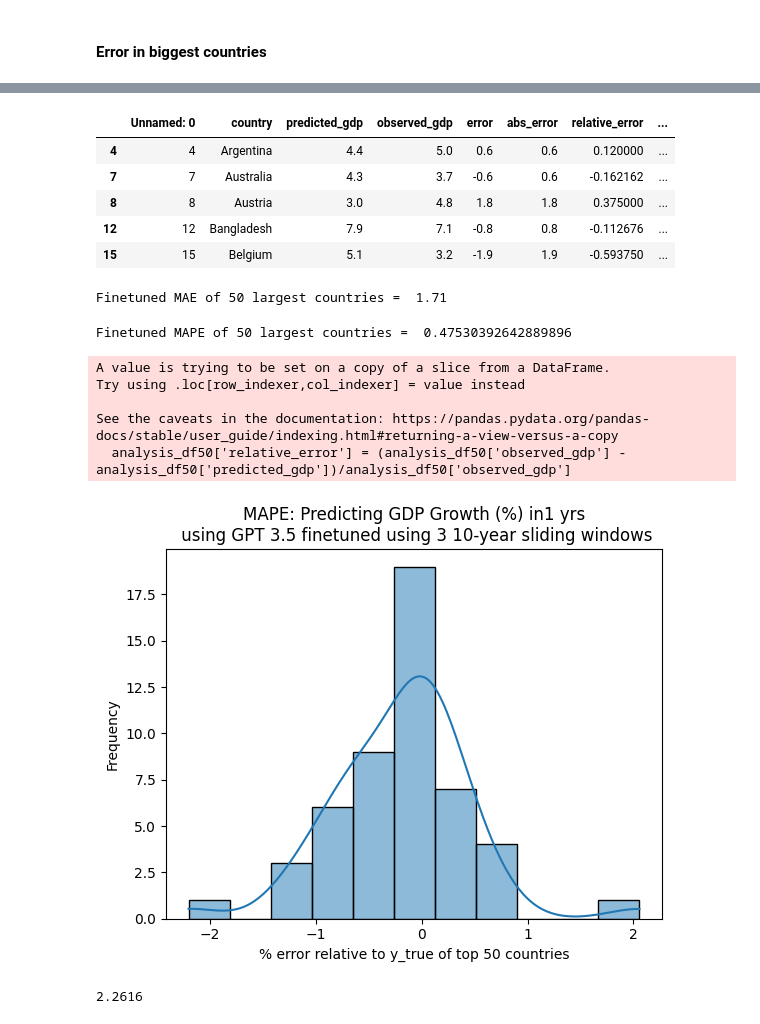
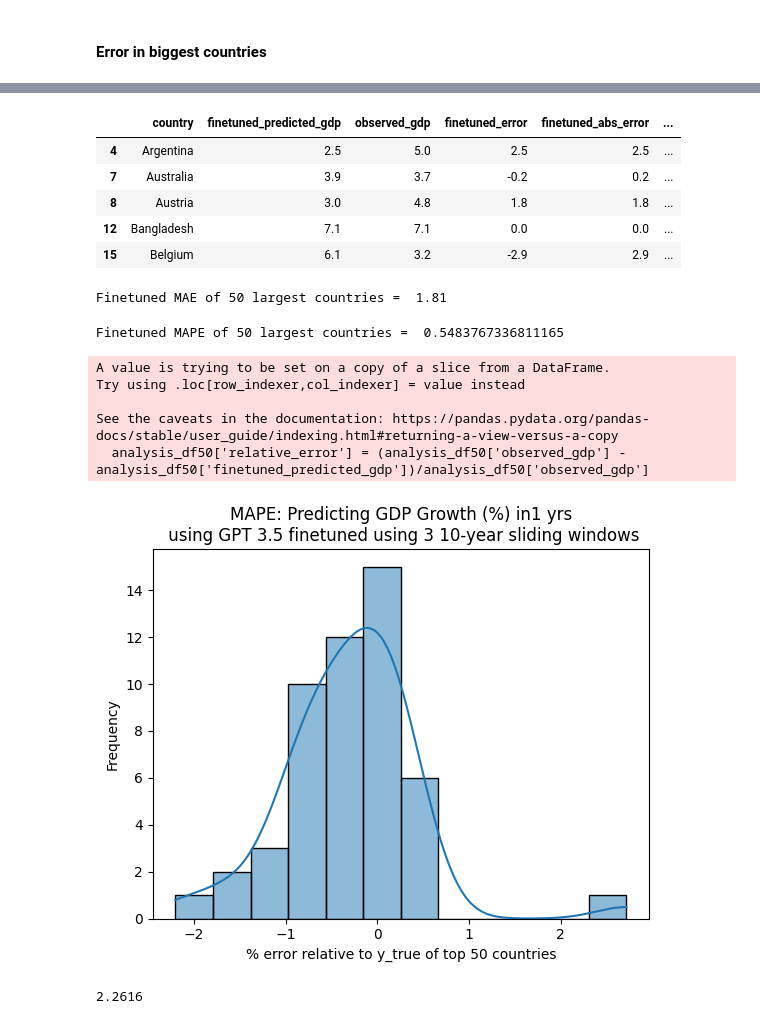
Before and after one commit to anwesham-lab/cs325b-llm-forecasting, a Jupyter notebook: code/baseline_gdp_growth_cs325b_1year.ipynb, the cells around one changed output, grey strips where cells are left out. Saved outputs shown, nothing was run; the diff lists cells and outputs as text; code cells hidden in the pictures.

```diff
--- a/code/baseline_gdp_growth_cs325b_1year.ipynb
+++ b/code/baseline_gdp_growth_cs325b_1year.ipynb
@@ -825,6 +899,8 @@ last_x_years_df['avg_x_years_average_growth'] = last_x_years_df['average_growth'
 last_x_years_df['avg_x_years_error'] = last_x_years_df['error']
 last_x_years_df['avg_x_years_relative_error'] = last_x_years_df['relative_error']
 # finetuned_results_df.head()
+# %%
+last_x_years_df = last_x_years_df.reset_index()
 # %%
 analysis_df = pd.merge(finetuned_results_df,
                        last_x_years_df[['country', 'avg_x_years_average_growth',
@@ -908,38 +979,38 @@ largest_countries
 analysis_df50 = analysis_df[analysis_df.country.isin(largest_countries)]
 analysis_df50.head()
 # %% [output]
-|  | Unnamed: 0 | country | predicted_gdp | observed_gdp | error | abs_error | relative_error | ... |
-| 4 | 4 | Argentina | 4.4 | 5.0 | 0.6 | 0.6 | 0.120000 | ... |
-| 7 | 7 | Australia | 4.3 | 3.7 | -0.6 | 0.6 | -0.162162 | ... |
-| 8 | 8 | Austria | 3.0 | 4.8 | 1.8 | 1.8 | 0.375000 | ... |
-| 12 | 12 | Bangladesh | 7.9 | 7.1 | -0.8 | 0.8 | -0.112676 | ... |
-| 15 | 15 | Belgium | 5.1 | 3.2 | -1.9 | 1.9 | -0.593750 | ... |
+|  | country | finetuned_predicted_gdp | observed_gdp | finetuned_error | finetuned_abs_error | ... |
+| 4 | Argentina | 2.5 | 5.0 | 2.5 | 2.5 | ... |
+| 7 | Australia | 3.9 | 3.7 | -0.2 | 0.2 | ... |
+| 8 | Austria | 3.0 | 4.8 | 1.8 | 1.8 | ... |
+| 12 | Bangladesh | 7.1 | 7.1 | 0.0 | 0.0 | ... |
+| 15 | Belgium | 6.1 | 3.2 | -2.9 | 2.9 | ... |
 # %%
-finetuned_mae_analysis_df50 = error_mae(analysis_df50['predicted_gdp'],
+finetuned_mae_analysis_df50 = error_mae(analysis_df50['finetuned_predicted_gdp'],
                                         analysis_df50['observed_gdp'])
 print('Finetuned MAE of 50 largest countries = ', finetuned_mae_analysis_df50)
 # %% [output]
-Finetuned MAE of 50 largest countries =  1.71
+Finetuned MAE of 50 largest countries =  1.81
 # %%
-finetuned_mape_analysis_df50 = error_mape(analysis_df50['predicted_gdp'],
+finetuned_mape_analysis_df50 = error_mape(analysis_df50['finetuned_predicted_gdp'],
                                           analysis_df50['observed_gdp'])
 print('Finetuned MAPE of 50 largest countries = ', finetuned_mape_analysis_df50)
 # %% [output]
-Finetuned MAPE of 50 largest countries =  0.47530392642889896
+Finetuned MAPE of 50 largest countries =  0.5483767336811165
 # %%
-analysis_df50['relative_error'] = (analysis_df50['observed_gdp'] - analysis_df50['predicted_gdp'])/analysis_df50['observed_gdp']
+analysis_df50['relative_error'] = (analysis_df50['observed_gdp'] - analysis_df50['finetuned_predicted_gdp'])/analysis_df50['observed_gdp']
 sns.histplot(analysis_df50['relative_error'], kde=True)
 plt.xlabel('% error relative to y_true of top 50 countries')
 plt.ylabel('Frequency')
 plt.title('MAPE: Predicting GDP Growth (%) in' + str(PREDICTION_HORIZON) + ' yrs\n using GPT 3.5 finetuned using 3 10-year sliding windows')
 plt.show()
 # %% [output]
 A value is trying to be set on a copy of a slice from a DataFrame.
 Try using .loc[row_indexer,col_indexer] = value instead
 
 See the caveats in the documentation: https://pandas.pydata.org/pandas-docs/stable/user_guide/indexing.html#returning-a-view-versus-a-copy
-  analysis_df50['relative_error'] = (analysis_df50['observed_gdp'] - analysis_df50['predicted_gdp'])/analysis_df50['observed_gdp']
+  analysis_df50['relative_error'] = (analysis_df50['observed_gdp'] - analysis_df50['finetuned_predicted_gdp'])/analysis_df50['observed_gdp']
-[figure, old version]
+[figure, new version]
 # %%
 np.mean(np.abs(analysis_df50['avg_x_years_error']))
 # %% [output]
```
Also changed, not shown: parts of 72 cells of this notebook.
